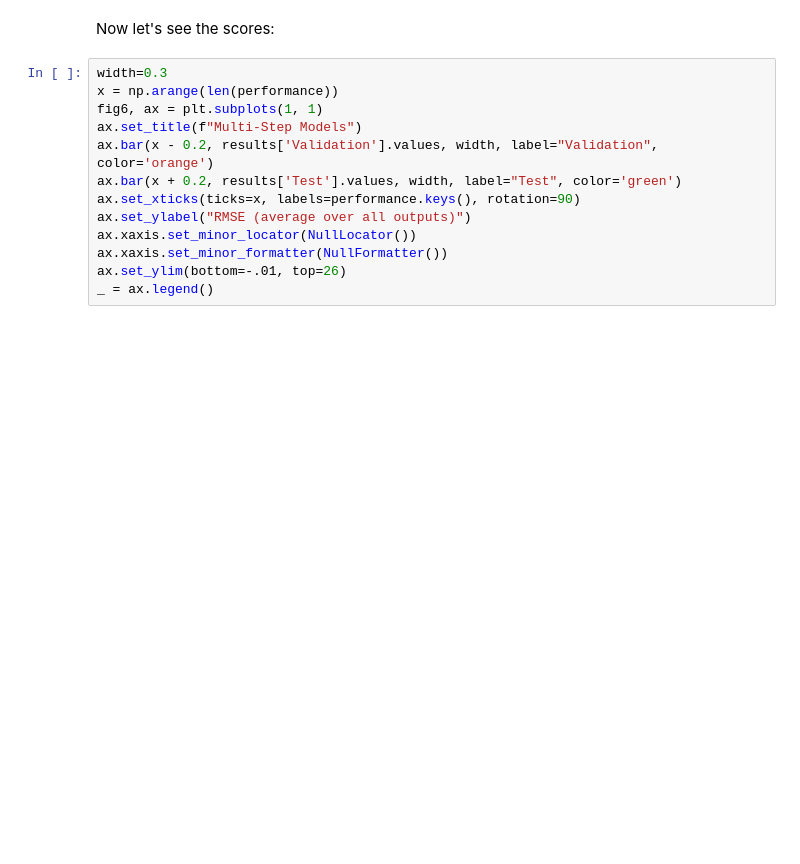
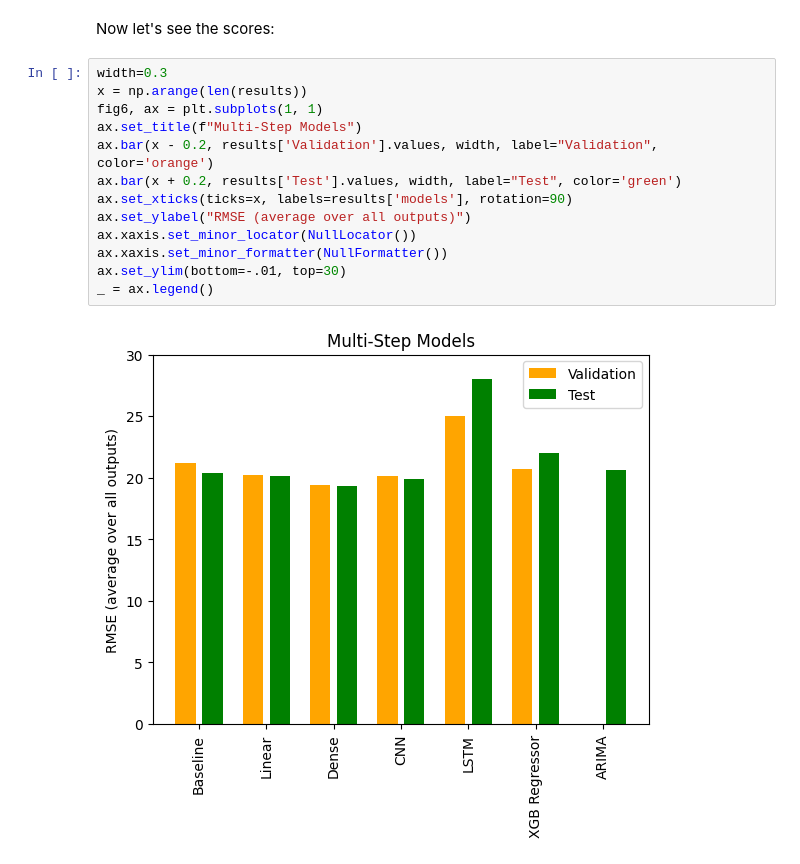
Before and after one commit to nikisil/ExecutiveHour, a Jupyter notebook: final/multi_step_models/ExecutiveHour.ipynb, the cells around one changed output. Drawn from its saved outputs; the diff is of its cells as text; blank space fills up the shorter version.

```diff
--- a/final/multi_step_models/ExecutiveHour.ipynb
+++ b/final/multi_step_models/ExecutiveHour.ipynb
@@ -329,14 +348,16 @@ results
 Now let's see the scores:
 # %%
 width=0.3
-x = np.arange(len(performance))
+x = np.arange(len(results))
 fig6, ax = plt.subplots(1, 1)
 ax.set_title(f"Multi-Step Models")
 ax.bar(x - 0.2, results['Validation'].values, width, label="Validation", color='orange')
 ax.bar(x + 0.2, results['Test'].values, width, label="Test", color='green')
-ax.set_xticks(ticks=x, labels=performance.keys(), rotation=90)
+ax.set_xticks(ticks=x, labels=results['models'], rotation=90)
 ax.set_ylabel("RMSE (average over all outputs)")
 ax.xaxis.set_minor_locator(NullLocator())
 ax.xaxis.set_minor_formatter(NullFormatter())
-ax.set_ylim(bottom=-.01, top=26)
+ax.set_ylim(bottom=-.01, top=30)
 _ = ax.legend()
+# %% [output]
+[figure, added]
```
Also changed, not shown: parts of 15 cells of this notebook, 2 other files.
